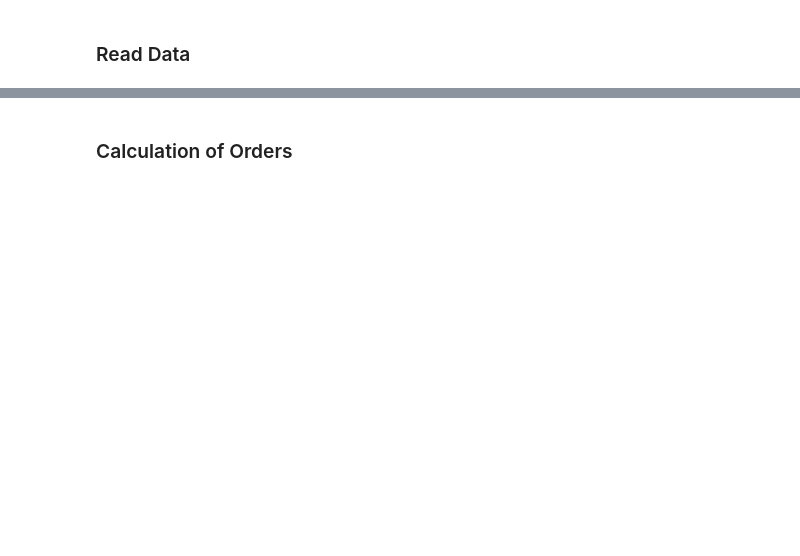
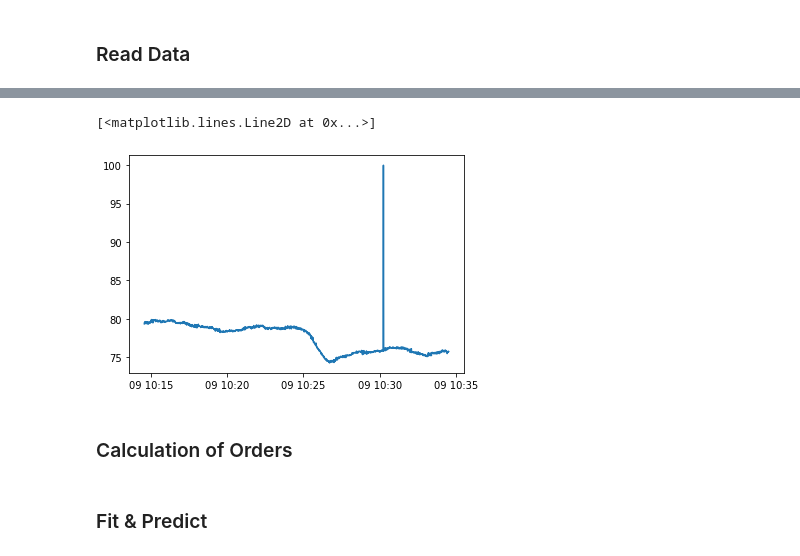
Before and after one commit to dabdya/anomaly_detection, a Jupyter notebook: ARIMA Multivariate.ipynb, the cells around one changed output, grey strips where cells are left out. Cells and saved outputs as stored; diff of their text form; code cells hidden in the pictures; blank space fills up the shorter version.

```diff
--- a/ARIMA Multivariate.ipynb
+++ b/ARIMA Multivariate.ipynb
@@ -16,2 +42,7 @@ df.sort_index(inplace=True)
+# %%
+plt.plot(df.Temperature)
+# %% [output]
+[<matplotlib.lines.Line2D at 0x...>]
+[figure, added]
 # %% [markdown]
 ### Calculation of Orders
@@ -18,2 +51,4 @@ df.sort_index(inplace=True)
+# %% [markdown]
+### Fit & Predict
 # %%
 ad = oa.Anomaly_detection(df) #init anomaly detection algorithm
```
Also changed, not shown: parts of 16 cells of this notebook.
